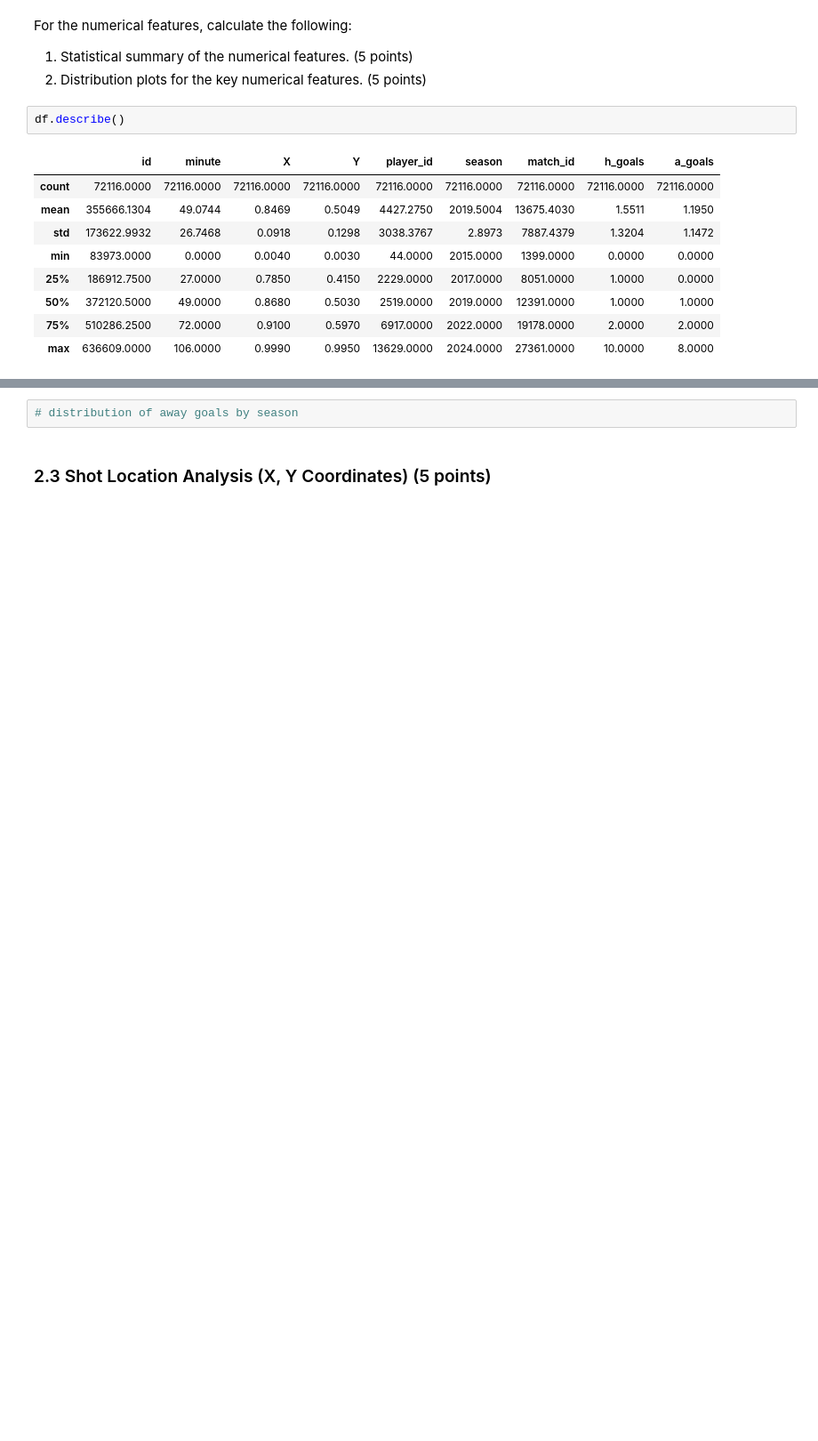
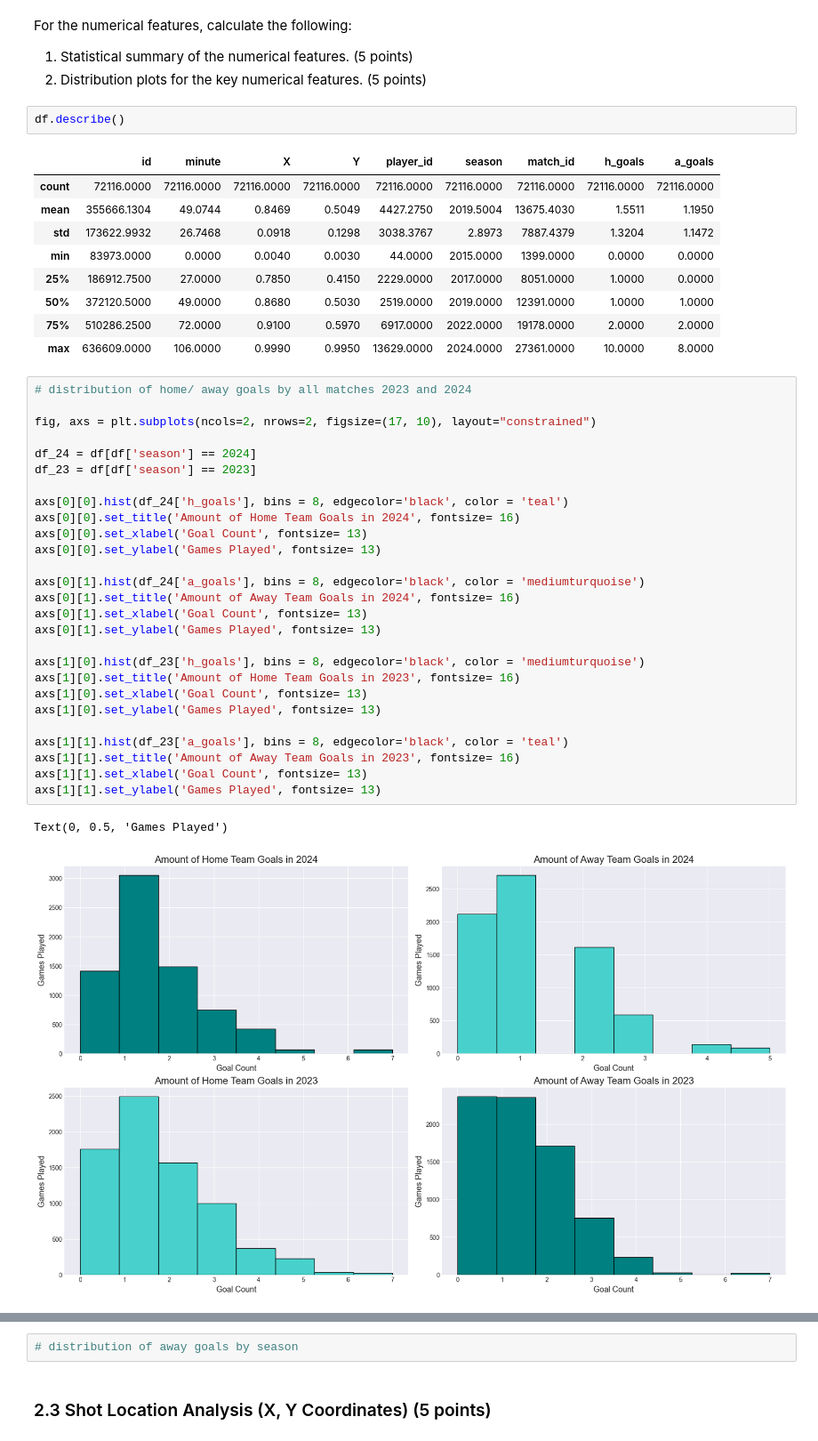
Before and after one commit to smgibson19/ds701_fa25_midterm_challenge_sports, a Jupyter notebook: LALIGA_Analysis_Challenge.ipynb, the cells around one changed output, grey strips where cells are left out. Shown: that part at 89% size. Saved outputs shown, nothing was run; the diff lists cells and outputs as text; blank space fills up the shorter version.

Commit message:
visual 2

```diff
--- a/LALIGA_Analysis_Challenge.ipynb
+++ b/LALIGA_Analysis_Challenge.ipynb
@@ -264,6 +264,36 @@ df.describe()
 | 50% | 372120.5000 | 49.0000 | 0.8680 | 0.5030 | 2519.0000 | 2019.0000 | 12391.0000 | 1.0000 | 1.0000 |
 | 75% | 510286.2500 | 72.0000 | 0.9100 | 0.5970 | 6917.0000 | 2022.0000 | 19178.0000 | 2.0000 | 2.0000 |
 | max | 636609.0000 | 106.0000 | 0.9990 | 0.9950 | 13629.0000 | 2024.0000 | 27361.0000 | 10.0000 | 8.0000 |
+# %%
+# distribution of home/ away goals by all matches 2023 and 2024
+
+fig, axs = plt.subplots(ncols=2, nrows=2, figsize=(17, 10), layout="constrained")
+
+df_24 = df[df['season'] == 2024]
+df_23 = df[df['season'] == 2023]
+
+axs[0][0].hist(df_24['h_goals'], bins = 8, edgecolor='black', color = 'teal')
+axs[0][0].set_title('Amount of Home Team Goals in 2024', fontsize= 16)
+axs[0][0].set_xlabel('Goal Count', fontsize= 13)
+axs[0][0].set_ylabel('Games Played', fontsize= 13)
+
+axs[0][1].hist(df_24['a_goals'], bins = 8, edgecolor='black', color = 'mediumturquoise')
+axs[0][1].set_title('Amount of Away Team Goals in 2024', fontsize= 16)
+axs[0][1].set_xlabel('Goal Count', fontsize= 13)
+axs[0][1].set_ylabel('Games Played', fontsize= 13)
+
+axs[1][0].hist(df_23['h_goals'], bins = 8, edgecolor='black', color = 'mediumturquoise')
+axs[1][0].set_title('Amount of Home Team Goals in 2023', fontsize= 16)
+axs[1][0].set_xlabel('Goal Count', fontsize= 13)
+axs[1][0].set_ylabel('Games Played', fontsize= 13)
+
+axs[1][1].hist(df_23['a_goals'], bins = 8, edgecolor='black', color = 'teal')
+axs[1][1].set_title('Amount of Away Team Goals in 2023', fontsize= 16)
+axs[1][1].set_xlabel('Goal Count', fontsize= 13)
+axs[1][1].set_ylabel('Games Played', fontsize= 13)
+# %% [output]
+Text(0, 0.5, 'Games Played')
+[figure, added]
 # %%
 # distribution of minute of events
 mins = df.groupby(['minute', 'result']).size().reset_index()
```
Also changed, not shown: parts of 3 cells of this notebook.
